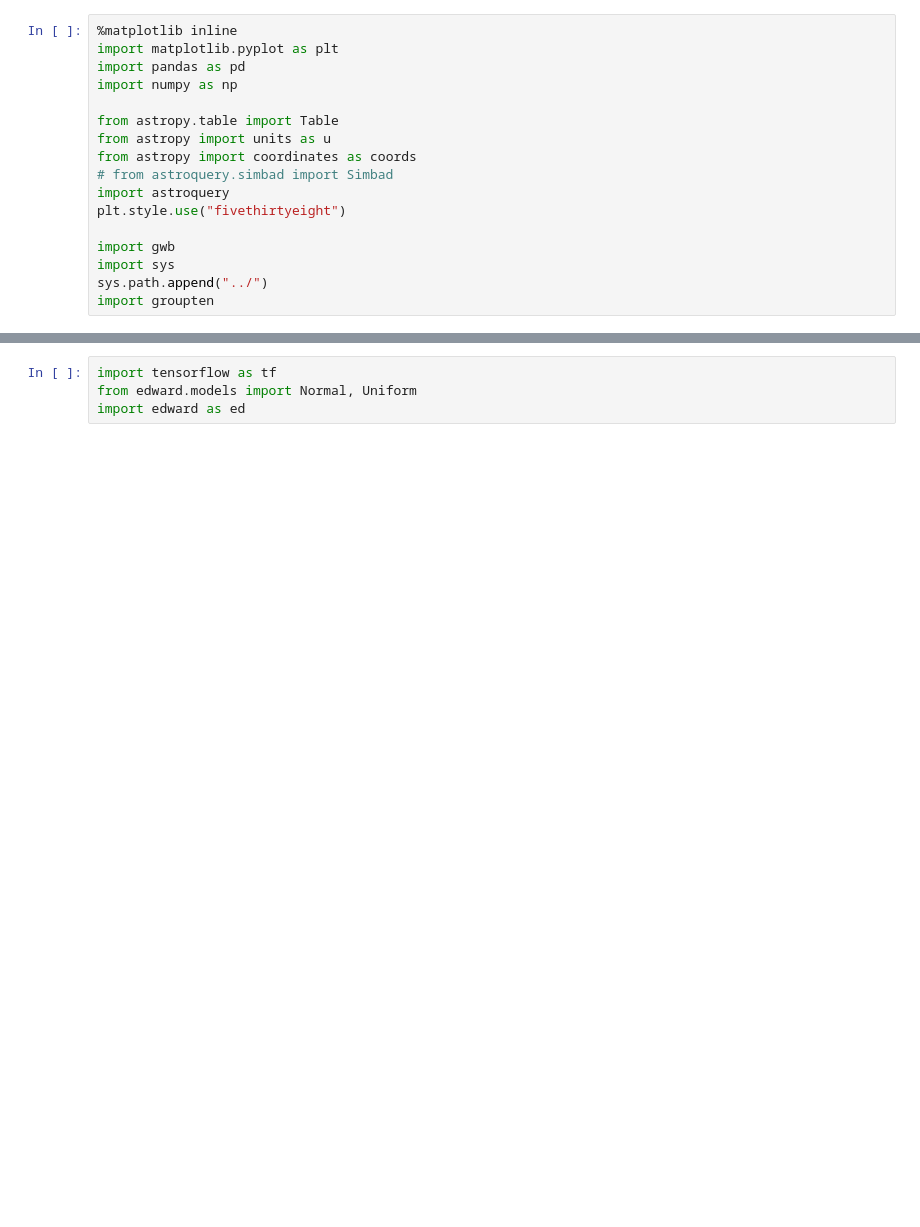
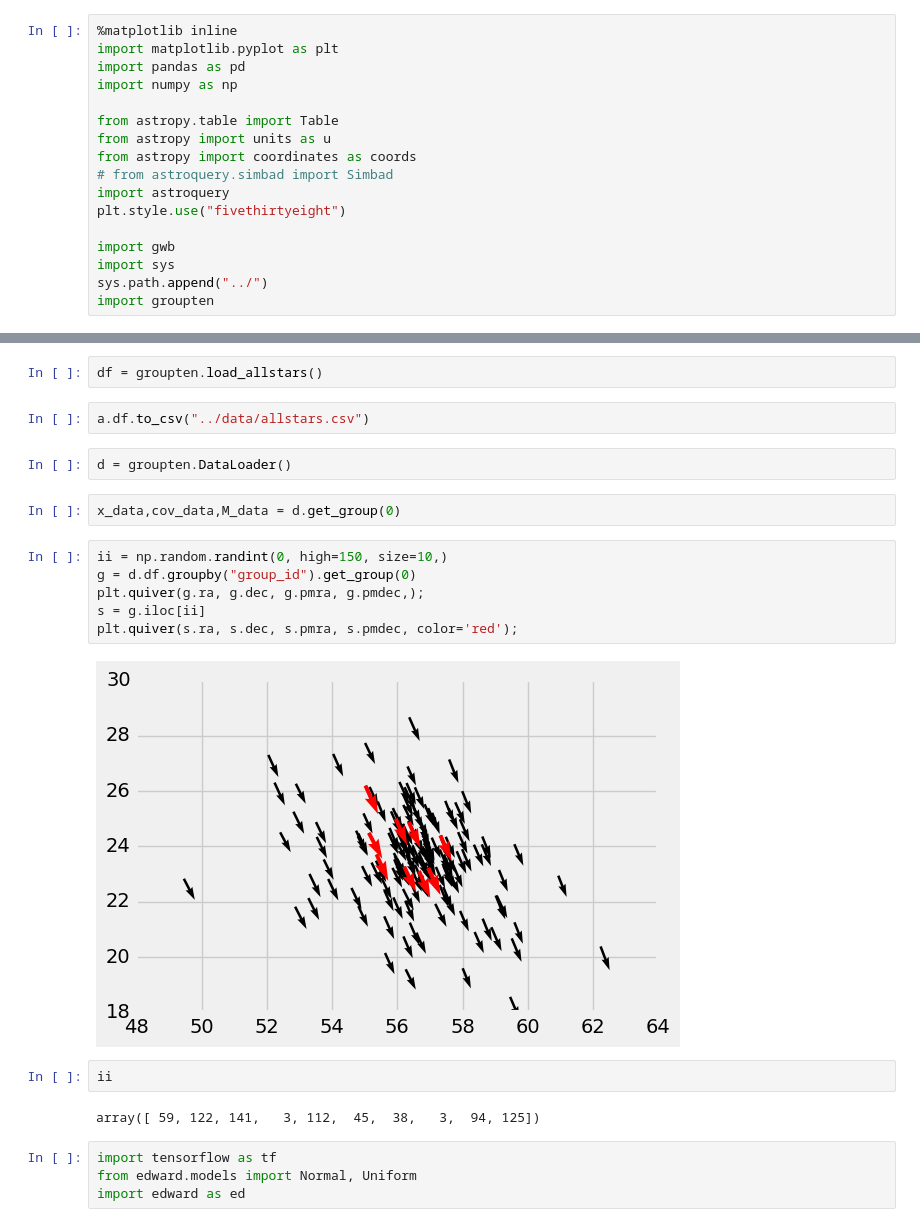
Before and after one commit to smoh/Group10, a Jupyter notebook: notebooks/Model kinematics.ipynb, the cells around one changed output, grey strips where cells are left out. Drawn from its saved outputs; the diff is of its cells as text; blank space fills up the shorter version.

```diff
--- a/notebooks/Model kinematics.ipynb
+++ b/notebooks/Model kinematics.ipynb
@@ -18,3 +37,23 @@ import groupten
+# %%
+df = groupten.load_allstars()
+# %%
+a.df.to_csv("../data/allstars.csv")
+# %%
+d = groupten.DataLoader()
+# %%
+x_data,cov_data,M_data = d.get_group(0)
+# %%
+ii = np.random.randint(0, high=150, size=10,)
+g = d.df.groupby("group_id").get_group(0)
+plt.quiver(g.ra, g.dec, g.pmra, g.pmdec,);
+s = g.iloc[ii]
+plt.quiver(s.ra, s.dec, s.pmra, s.pmdec, color='red');
+# %% [output]
+[figure, added]
+# %%
+ii
+# %% [output]
+array([ 59, 122, 141,   3, 112,  45,  38,   3,  94, 125])
 # %%
 import tensorflow as tf
 from edward.models import Normal, Uniform
```
Also changed, not shown: parts of 29 cells of this notebook, 1 other file.
